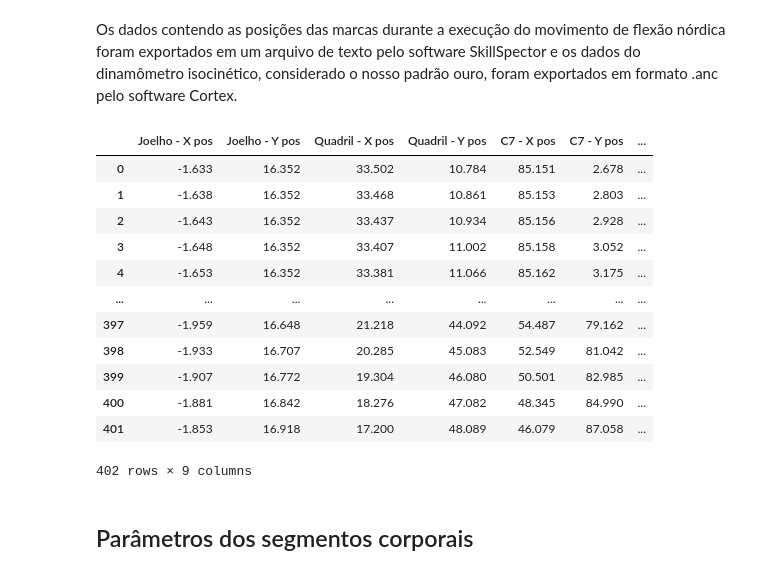
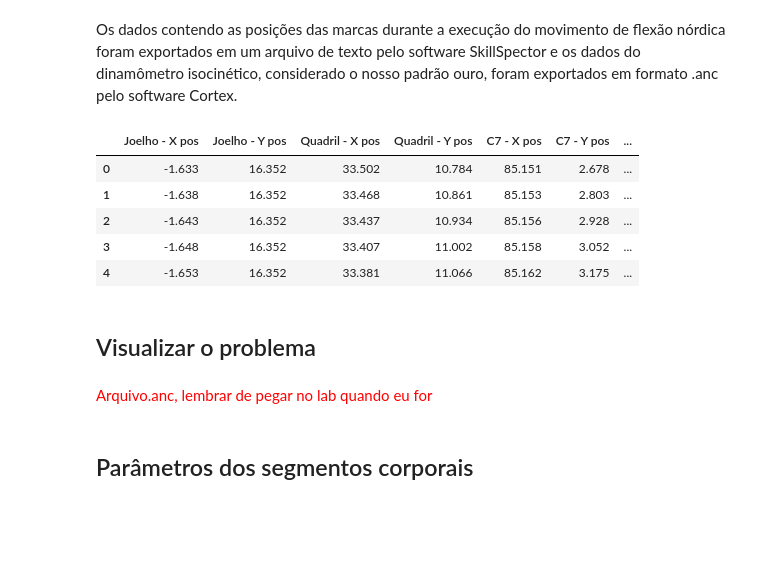
Before and after one commit to lucassantanasilva/NordicHams, a Jupyter notebook: notebooks/TG_Lucas_Nordic_Hamstring_Exercise.ipynb, the cells around one changed output. Cells and saved outputs as stored; diff of their text form; code cells hidden in the pictures; blank space fills up the shorter version.

```diff
--- a/notebooks/TG_Lucas_Nordic_Hamstring_Exercise.ipynb
+++ b/notebooks/TG_Lucas_Nordic_Hamstring_Exercise.ipynb
@@ -32,20 +34,14 @@ from detect_onset import detect_onset
 Os dados contendo as posições das marcas durante a execução do movimento de flexão nórdica foram exportados em um arquivo de texto pelo software SkillSpector e os dados do dinamômetro isocinético, considerado o nosso padrão ouro, foram exportados em formato .anc pelo software Cortex.
 # %%
 # Arquivos de texto
-filePath = r'./../data/Dados_coleta_without_weight2.txt'
-data = pd.read_csv(filePath,sep='\t', skiprows=5)
-data
+filePath = Path('../data')
+filename = filePath / 'Dados_coleta_without_weight2.txt'
+data = pd.read_csv(filename,sep='\t', skiprows=5)
+data.head()
 # %% [output]
 |  | Joelho - X pos | Joelho - Y pos | Quadril - X pos | Quadril - Y pos | C7 - X pos | C7 - Y pos | ... |
 | 0 | -1.633 | 16.352 | 33.502 | 10.784 | 85.151 | 2.678 | ... |
 | 1 | -1.638 | 16.352 | 33.468 | 10.861 | 85.153 | 2.803 | ... |
 | 2 | -1.643 | 16.352 | 33.437 | 10.934 | 85.156 | 2.928 | ... |
 | 3 | -1.648 | 16.352 | 33.407 | 11.002 | 85.158 | 3.052 | ... |
 | 4 | -1.653 | 16.352 | 33.381 | 11.066 | 85.162 | 3.175 | ... |
-| ... | ... | ... | ... | ... | ... | ... | ... |
-| 397 | -1.959 | 16.648 | 21.218 | 44.092 | 54.487 | 79.162 | ... |
-| 398 | -1.933 | 16.707 | 20.285 | 45.083 | 52.549 | 81.042 | ... |
-| 399 | -1.907 | 16.772 | 19.304 | 46.080 | 50.501 | 82.985 | ... |
-| 400 | -1.881 | 16.842 | 18.276 | 47.082 | 48.345 | 84.990 | ... |
-| 401 | -1.853 | 16.918 | 17.200 | 48.089 | 46.079 | 87.058 | ... |
-402 rows × 9 columns
@@ -53,0 +48,2 @@ data
+# %% [markdown]
+## Visualizar o problema
@@ -54,3 +52,5 @@ data
+# %% [markdown]
+<font color='red'> Arquivo.anc, lembrar de pegar no lab quando eu for
 # %% [markdown]
 ## Parâmetros dos segmentos corporais
 # %% [markdown]
```
Also changed, not shown: parts of 47 cells of this notebook.
